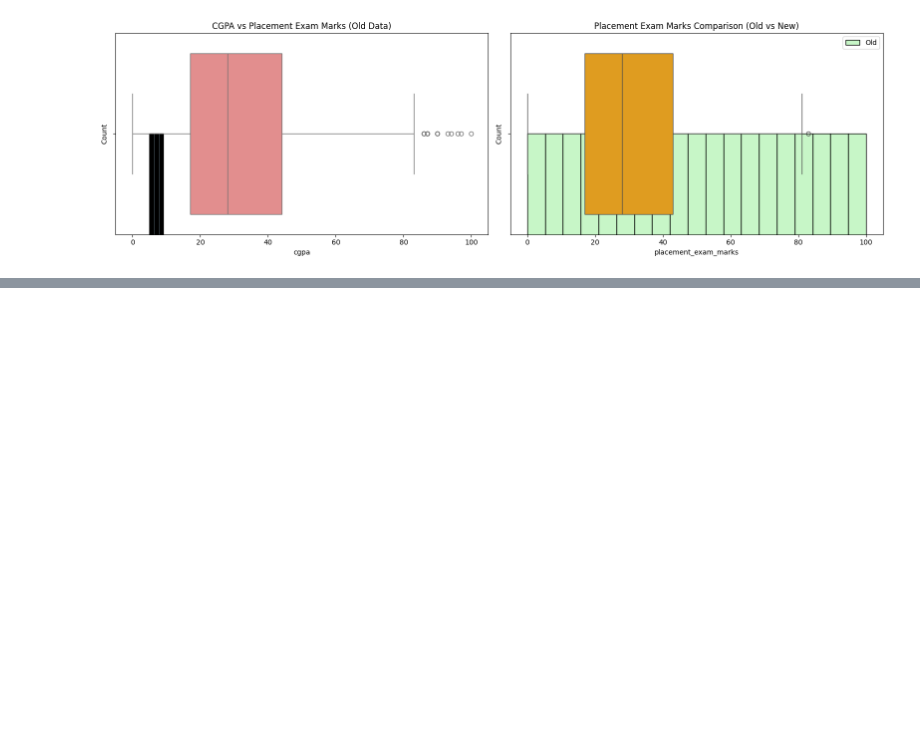
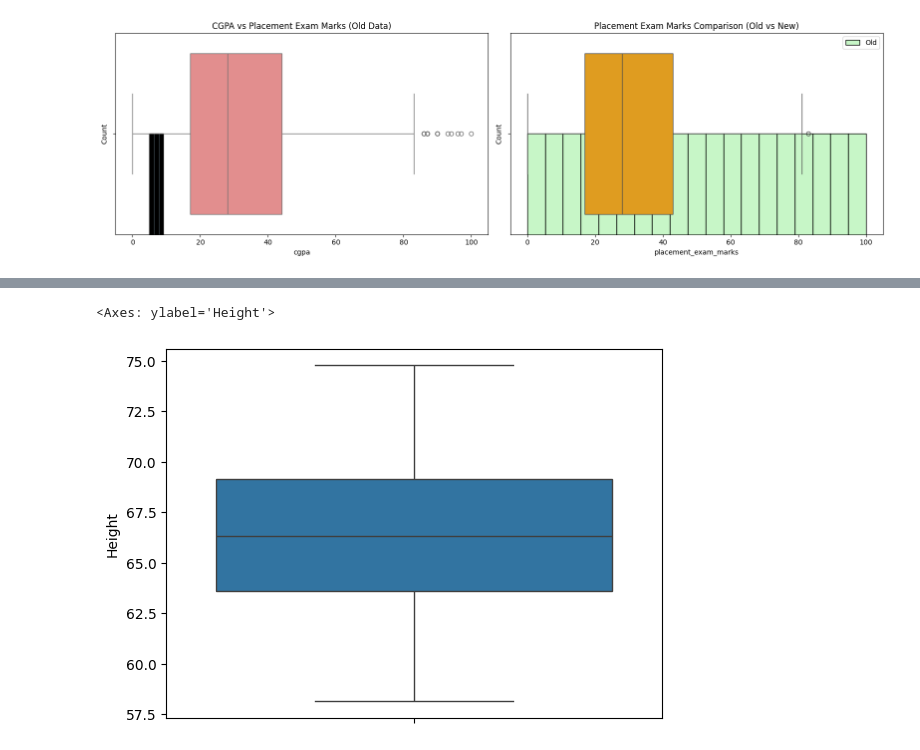
Before and after one commit to tiwariPratyush/ML, a Jupyter notebook: Feature_Engineering/outliers.ipynb, the cells around one changed output, grey strips where cells are left out. Saved outputs shown, nothing was run; the diff lists cells and outputs as text; code cells hidden in the pictures; blank space fills up the shorter version.

```diff
--- a/Feature_Engineering/outliers.ipynb
+++ b/Feature_Engineering/outliers.ipynb
@@ -306,0 +392,5 @@ plt.show()
+# %%
+sns.boxplot(new_dfy['Height'])
+# %% [output]
+<Axes: ylabel='Height'>
+[figure, added]
```
Also changed, not shown: parts of 13 cells of this notebook, 2 other files.
